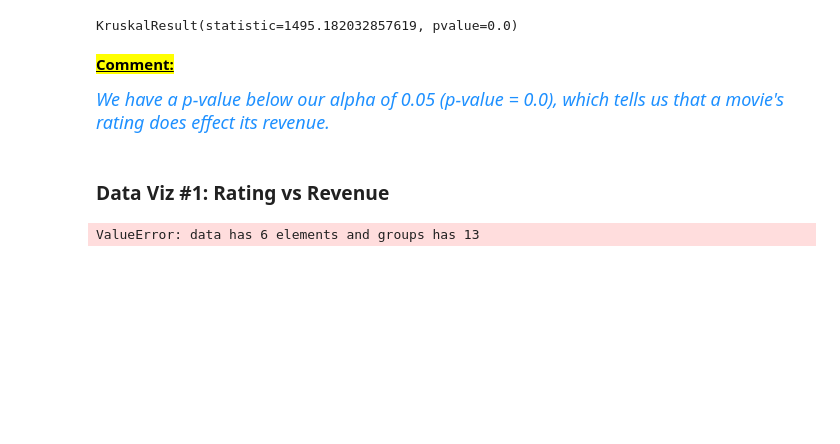
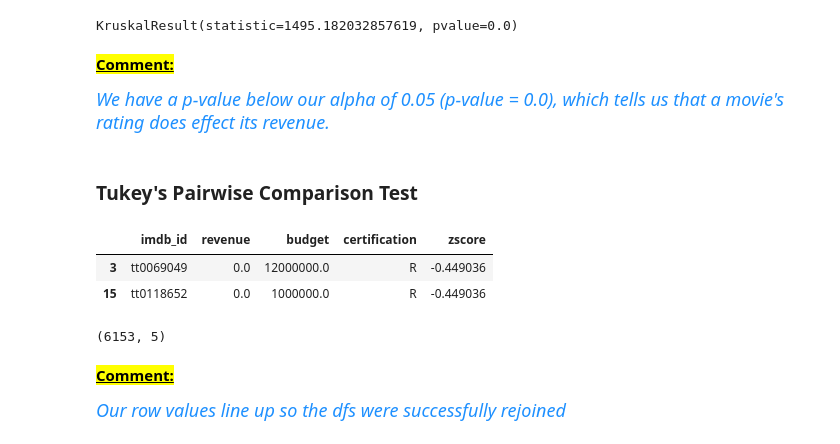
Before and after one commit to CRPeace/Movie_Data_API_Stats_Analysis, a Jupyter notebook: C.Peace_Project_3_Part_4.ipynb, the cells around one changed output. Saved outputs shown, nothing was run; the diff lists cells and outputs as text; code cells hidden in the pictures; blank space fills up the shorter version.

```diff
--- a/C.Peace_Project_3_Part_4.ipynb
+++ b/C.Peace_Project_3_Part_4.ipynb
@@ -428,9 +437,22 @@ KruskalResult(statistic=1495.182032857619, pvalue=0.0)
 <font color='dodgerblue' size=4><i>
 We have a p-value below our alpha of 0.05 (p-value = 0.0), which tells us that a movie's rating does effect its revenue.
 </i></font>
-# %% [markdown]
-### Data Viz #1: Rating vs Revenue
-# %%
-sm.stats.multicomp.pairwise_tukeyhsd([r, pg13, nr, pg, g, nc17], groups='certification')
-# %% [output]
-ValueError: data has 6 elements and groups has 13
+# %% [markdown]
+### Tukey's Pairwise Comparison Test
+# %%
+# concatenating the new dfs for tukey's test since outliers were removed
+tmdb_no_out = pd.concat([r, pg13, nr, pg, g, nc17])
+
+# checking
+display(tmdb_no_out.head(2), tmdb_no_out.shape)
+# %% [output]
+|  | imdb_id | revenue | budget | certification | zscore |
+| 3 | tt0069049 | 0.0 | 12000000.0 | R | -0.449036 |
+| 15 | tt0118652 | 0.0 | 1000000.0 | R | -0.449036 |
+(6153, 5)
+# %% [markdown]
+<mark><u>**Comment:**</u>
+
+<font color='dodgerblue' size=4><i>
+Our row values line up so the dfs were successfully rejoined
+</i></font>
```
Also changed, not shown: parts of 4 cells of this notebook.
